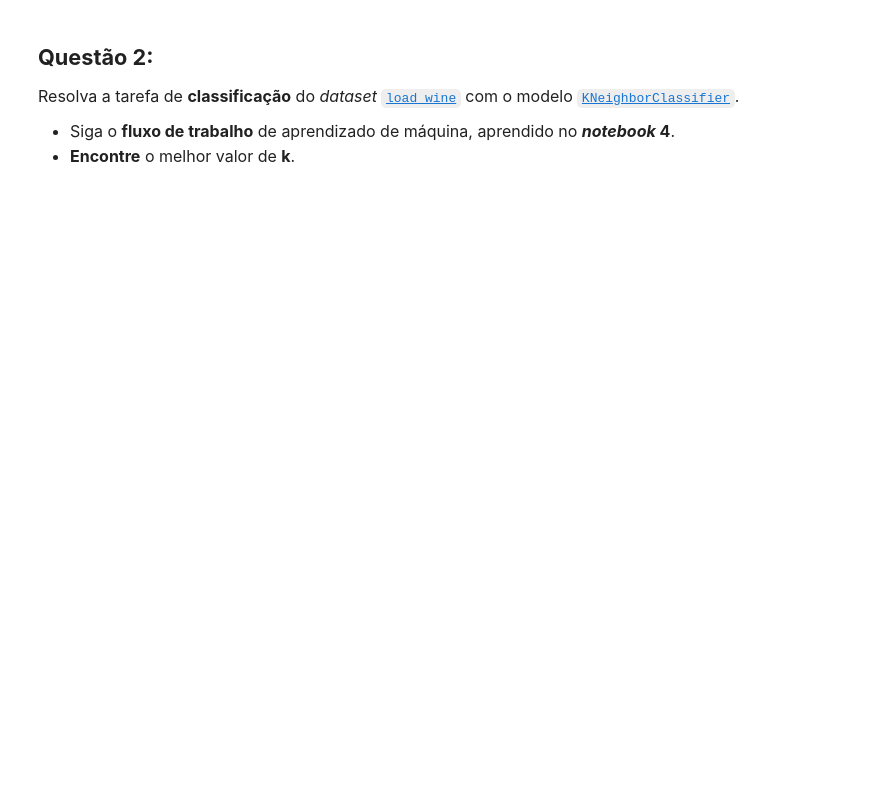
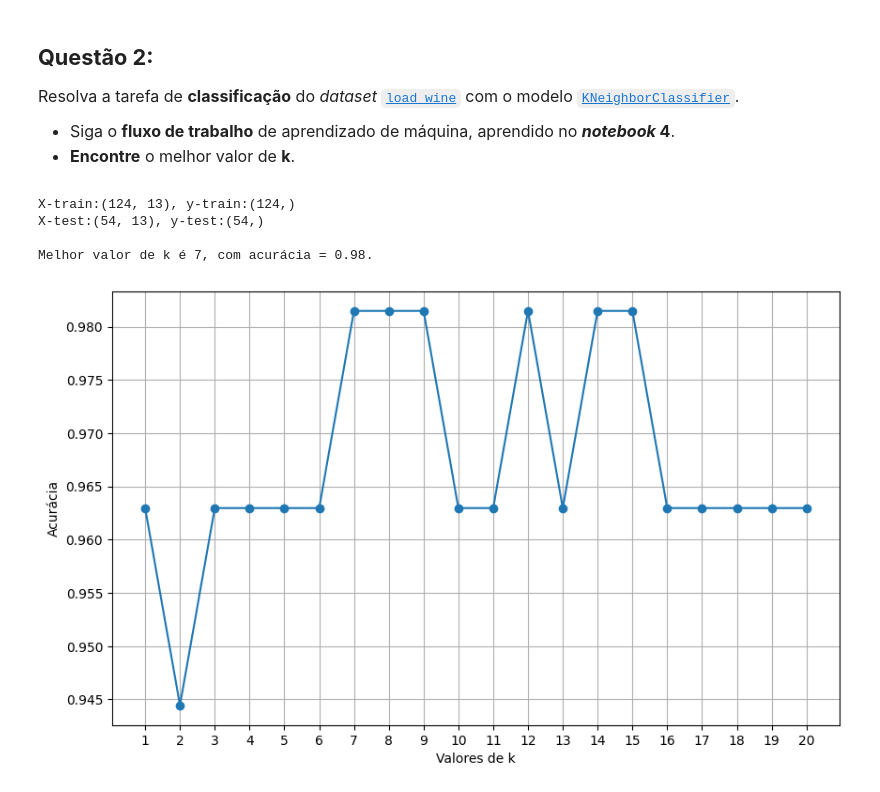
Before and after one commit to Alomyr/Apredizado-de-maquina-supervisonado, a Jupyter notebook: Unidade01/Atividades/atividade4.ipynb, the cells around one changed output. Saved outputs shown, nothing was run; the diff lists cells and outputs as text; code cells hidden in the pictures; blank space fills up the shorter version.

```diff
--- a/Unidade01/Atividades/atividade4.ipynb
+++ b/Unidade01/Atividades/atividade4.ipynb
@@ -83,0 +138,38 @@ Resolva a tarefa de **classificação** do *dataset* [`load_wine`](https://sciki
+# %%
+wine = load_wine()
+X = wine.data
+Y = wine.target
+
+
+X_train, X_test, y_train, y_test = train_test_split(X,Y ,test_size=0.3,train_size=0.7, random_state=42)
+
+print(f"X-train:{X_train.shape}, y-train:{y_train.shape}")
+print(f"X-test:{X_test.shape}, y-test:{y_test.shape}")
+
+scaler = StandardScaler()
+X_train_scarle = scaler.fit_transform(X_train)
+X_test_scarle = scaler.transform(X_test)
+
+metric_values =[]
+for k in k_values:
+    model = KNeighborsClassifier(n_neighbors=k)
+    model.fit(X_train_scarle,y_train)
+    y_pred= model.predict(X_test_scarle)
+    metric_values.append(accuracy_score(y_test, y_pred))
+best_k = k_values[np.argmax(metric_values)]
+
+print(f"\nMelhor valor de k é {best_k}, com acurácia = {max(metric_values):.2f}.")
+
+plt.figure(figsize=(10, 6))
+plt.plot(k_values, metric_values, marker='o')
+plt.xticks(k_values)
+plt.xlabel('Valores de k')
+plt.ylabel('Acurácia')
+plt.grid()
+plt.show()
+# %% [output]
+X-train:(124, 13), y-train:(124,)
+X-test:(54, 13), y-test:(54,)
+
+Melhor valor de k é 7, com acurácia = 0.98.
+[figure, added]
```
Also changed, not shown: parts of 4 cells of this notebook.
